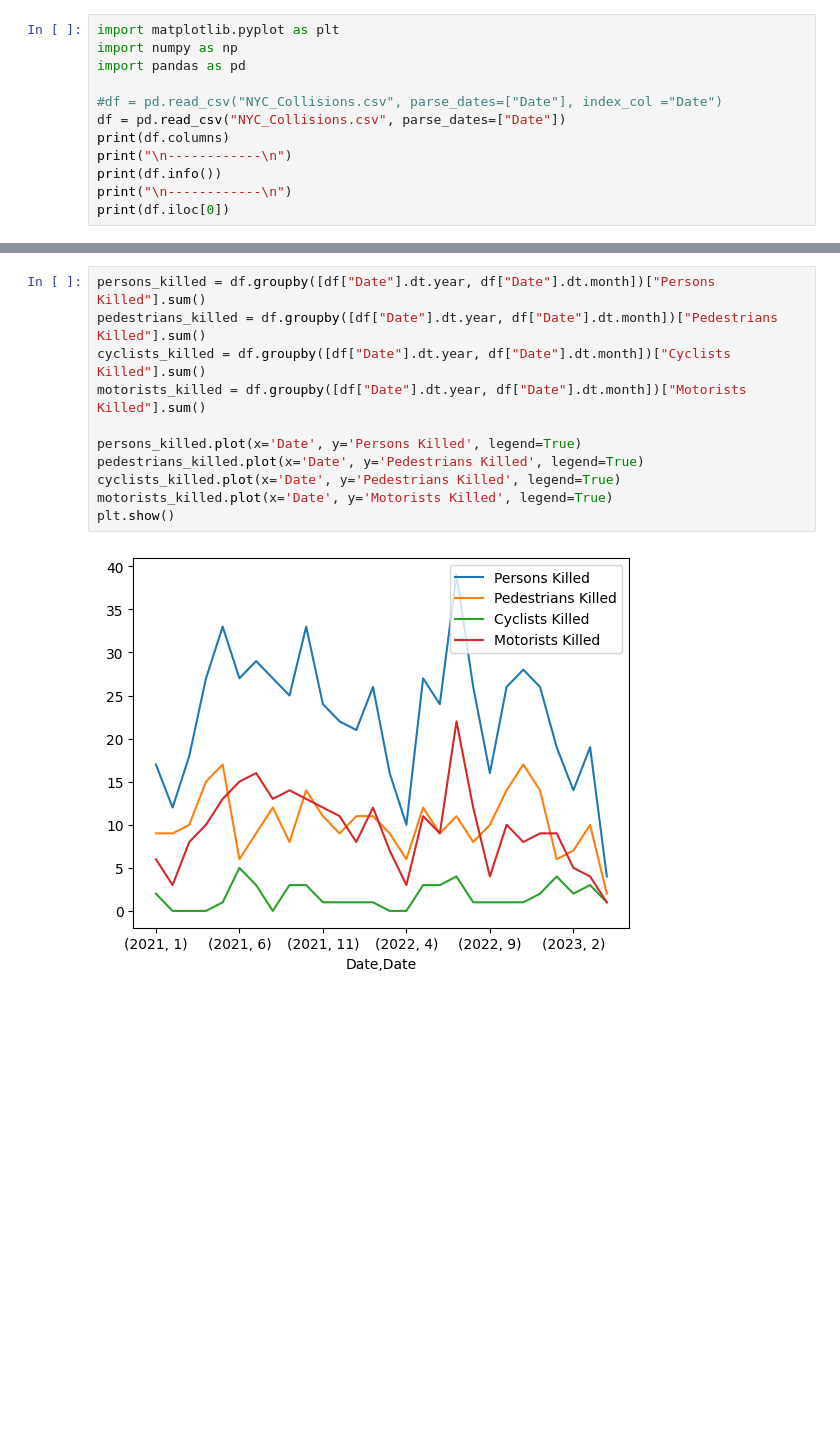
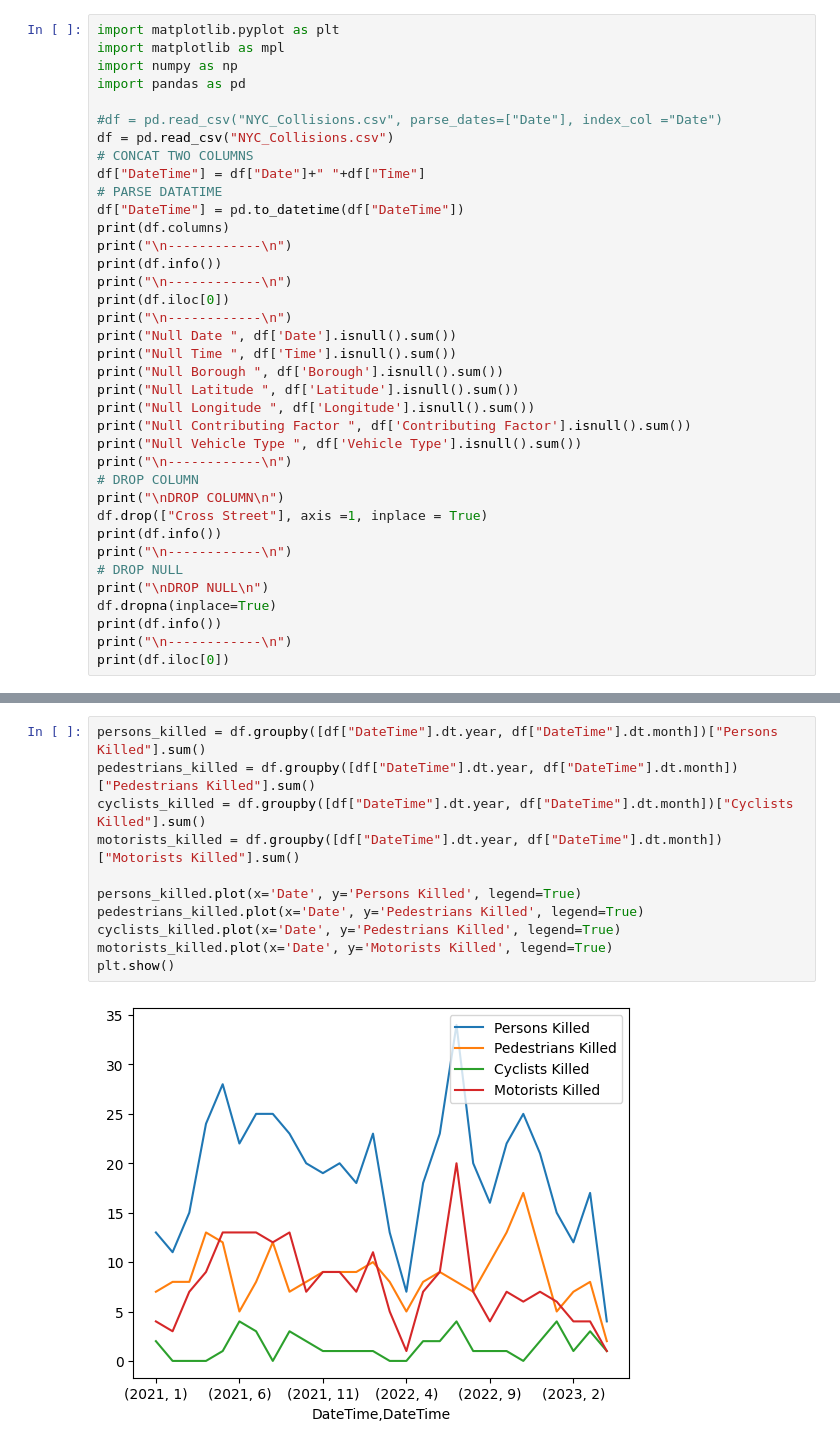
Before and after one commit to marcinozog/analiza_danych, a Jupyter notebook: NYC_Collisions.ipynb, the cells around one changed output, grey strips where cells are left out. Drawn from its saved outputs; the diff is of its cells as text; blank space fills up the shorter version.

```diff
--- a/NYC_Collisions.ipynb
+++ b/NYC_Collisions.ipynb
@@ -1,15 +1,40 @@
 # %%
 import matplotlib.pyplot as plt
+import matplotlib as mpl
 import numpy as np
 import pandas as pd
 
 #df = pd.read_csv("NYC_Collisions.csv", parse_dates=["Date"], index_col ="Date")
-df = pd.read_csv("NYC_Collisions.csv", parse_dates=["Date"])
+df = pd.read_csv("NYC_Collisions.csv")
+# CONCAT TWO COLUMNS
+df["DateTime"] = df["Date"]+" "+df["Time"]
+# PARSE DATATIME
+df["DateTime"] = pd.to_datetime(df["DateTime"])
 print(df.columns)
 print("\n------------\n")
 print(df.info())
 print("\n------------\n")
 print(df.iloc[0])
+print("\n------------\n")
+print("Null Date ", df['Date'].isnull().sum())
+print("Null Time ", df['Time'].isnull().sum())
+print("Null Borough ", df['Borough'].isnull().sum())
+print("Null Latitude ", df['Latitude'].isnull().sum())
+print("Null Longitude ", df['Longitude'].isnull().sum())
+print("Null Contributing Factor ", df['Contributing Factor'].isnull().sum())
+print("Null Vehicle Type ", df['Vehicle Type'].isnull().sum())
+print("\n------------\n")
+# DROP COLUMN
+print("\nDROP COLUMN\n")
+df.drop(["Cross Street"], axis =1, inplace = True)
+print(df.info())
+print("\n------------\n")
+# DROP NULL
+print("\nDROP NULL\n")
+df.dropna(inplace=True)
+print(df.info())
+print("\n------------\n")
+print(df.iloc[0])
 # %% [output]
 Index(['Collision ID', 'Date', 'Time', 'Borough', 'Street Name',
        'Cross Street', 'Latitude', 'Longitude', 'Contributing Factor',
@@ -64,14 +89,14 @@ borough.describe()
 # %%
-persons_killed = df.groupby([df["Date"].dt.year, df["Date"].dt.month])["Persons Killed"].sum()
-pedestrians_killed = df.groupby([df["Date"].dt.year, df["Date"].dt.month])["Pedestrians Killed"].sum()
-cyclists_killed = df.groupby([df["Date"].dt.year, df["Date"].dt.month])["Cyclists Killed"].sum()
-motorists_killed = df.groupby([df["Date"].dt.year, df["Date"].dt.month])["Motorists Killed"].sum()
+persons_killed = df.groupby([df["DateTime"].dt.year, df["DateTime"].dt.month])["Persons Killed"].sum()
+pedestrians_killed = df.groupby([df["DateTime"].dt.year, df["DateTime"].dt.month])["Pedestrians Killed"].sum()
+cyclists_killed = df.groupby([df["DateTime"].dt.year, df["DateTime"].dt.month])["Cyclists Killed"].sum()
+motorists_killed = df.groupby([df["DateTime"].dt.year, df["DateTime"].dt.month])["Motorists Killed"].sum()
 
 persons_killed.plot(x='Date', y='Persons Killed', legend=True)
 pedestrians_killed.plot(x='Date', y='Pedestrians Killed', legend=True)
 cyclists_killed.plot(x='Date', y='Pedestrians Killed', legend=True)
 motorists_killed.plot(x='Date', y='Motorists Killed', legend=True)
 plt.show()
 # %% [output]
-[figure, old version]
+[figure, new version]
 # %%
```
Also changed, not shown: parts of 8 cells of this notebook.
